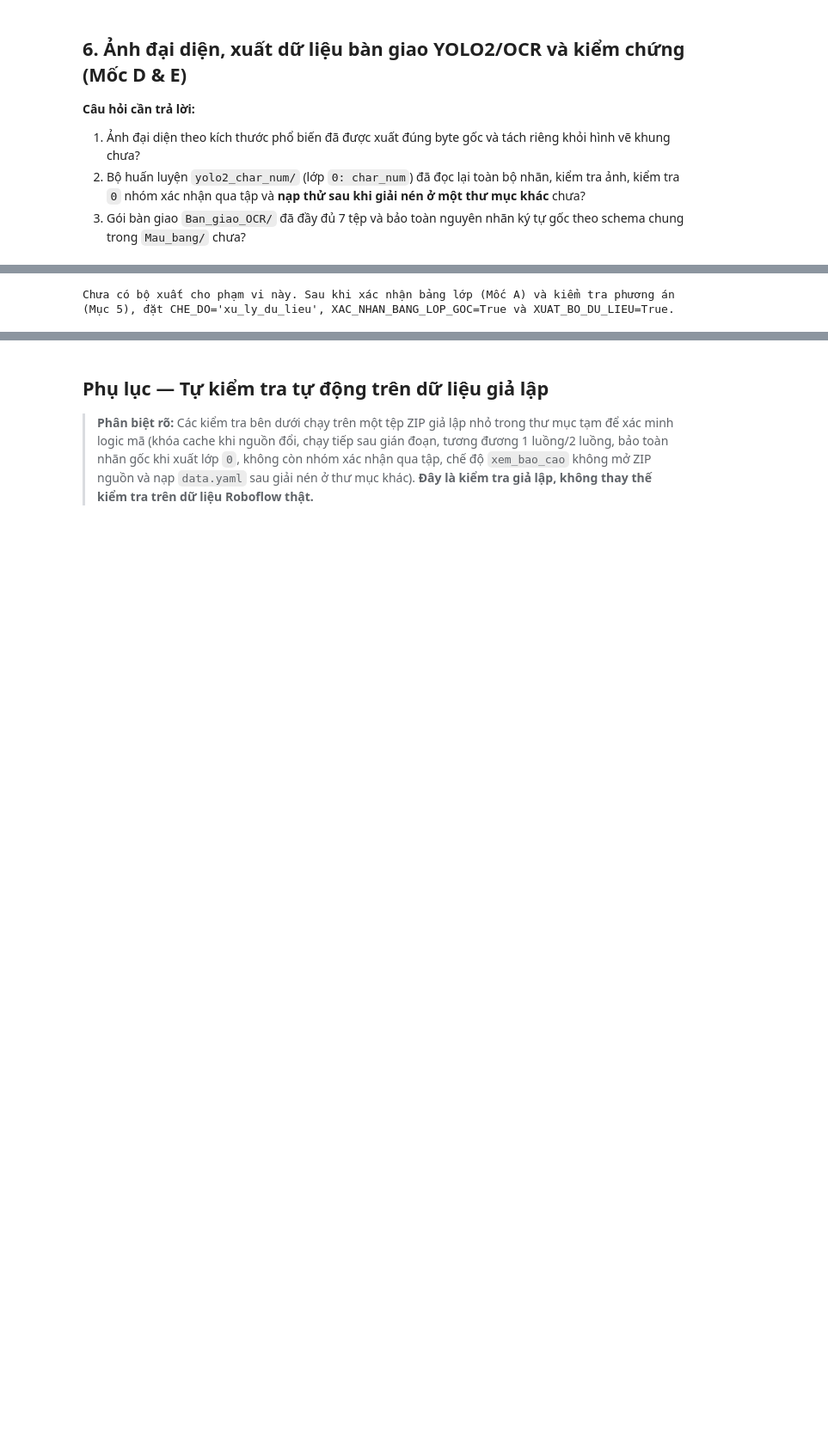
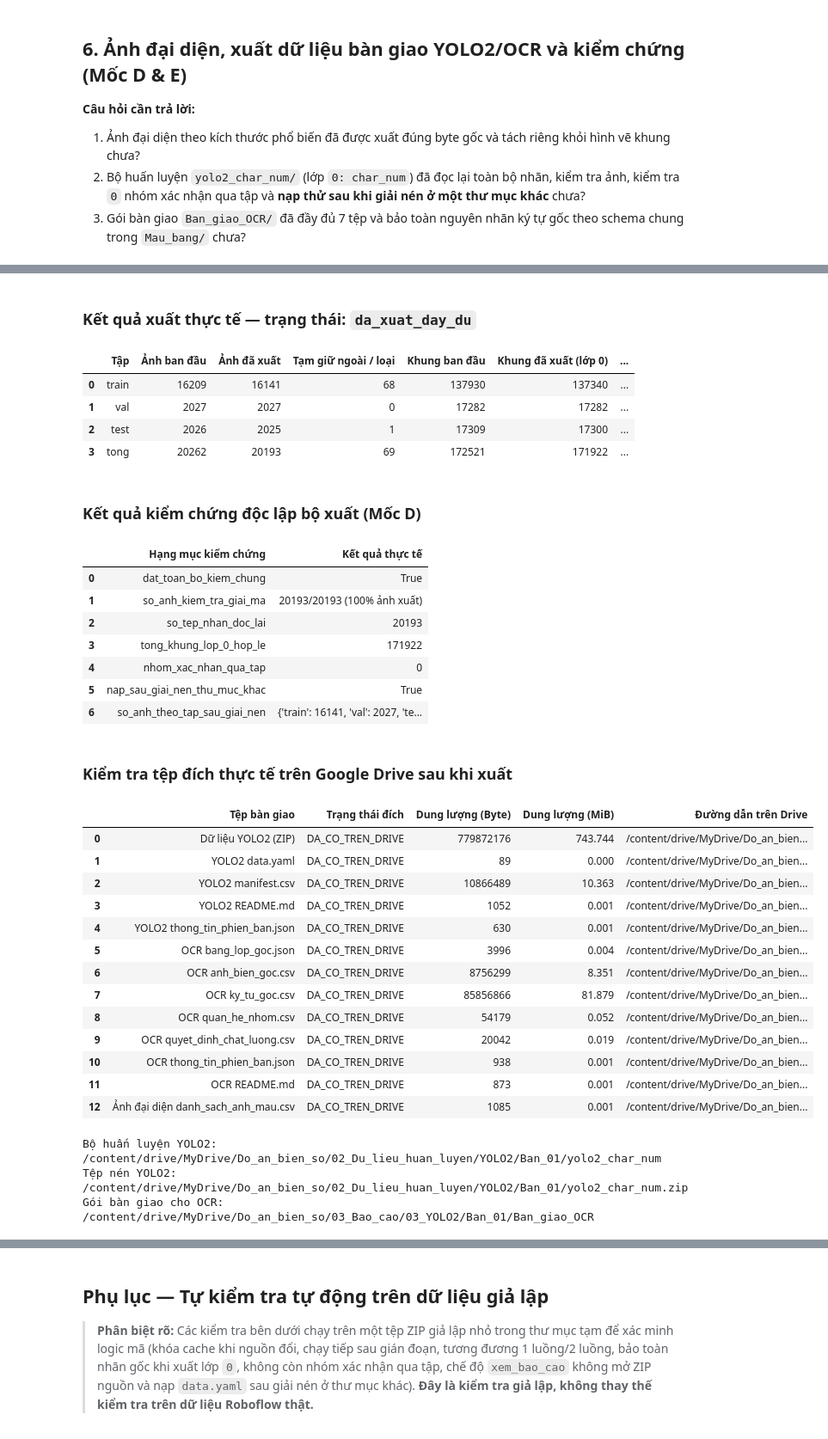
Before and after one commit to tuankiet248/chinh-sua-dataset, a Jupyter notebook: 05_Notebook/Phan_tich_va_chuan_bi_YOLO2.ipynb, the cells around one changed output, grey strips where cells are left out. Shown at 86% size. Saved outputs shown, nothing was run; the diff lists cells and outputs as text; code cells hidden in the pictures; blank space fills up the shorter version.

```diff
--- a/05_Notebook/Phan_tich_va_chuan_bi_YOLO2.ipynb
+++ b/05_Notebook/Phan_tich_va_chuan_bi_YOLO2.ipynb
@@ -3031,34 +3225,73 @@ Y2_XUAT = y2_step6_export_and_verify(
     Y2_PHUONG_AN,
     phien_ban_xuat=PHIEN_BAN_XUAT,
     mode=CHE_DO,
     class_mapping_confirmed=XAC_NHAN_BANG_LOP_GOC,
     do_export=XUAT_BO_DU_LIEU,
     make_zip=NEN_ZIP_XUAT,
     allow_trial_export=CHO_PHEP_XUAT_MAU_THU,
     overwrite=GHI_DE_BAN_XUAT,
     local_root=THU_MUC_TAM_SSD,
 )
 
 if "thong_bao" in Y2_XUAT:
     print(Y2_XUAT["thong_bao"])
 else:
     y2_show_markdown(f"### Kết quả xuất thực tế — trạng thái: `{Y2_XUAT['trang_thai_xuat']}`")
     y2_display_table(Y2_XUAT["truoc_sau_thuc_xuat"], {
         "tap": "Tập", "anh_ban_dau": "Ảnh ban đầu", "anh_da_xuat": "Ảnh đã xuất",
         "anh_tam_giu_ngoai_hoac_loai": "Tạm giữ ngoài / loại",
         "khung_ban_dau": "Khung ban đầu", "khung_da_xuat": "Khung đã xuất (lớp 0)",
         "trang_thai_so_lieu": "Trạng thái",
     })
     y2_show_markdown("### Kết quả kiểm chứng độc lập bộ xuất (Mốc D)")
     y2_display_table([{"hang_muc": k, "ket_qua": v} for k, v in Y2_XUAT["kiem_chung"].items()], {
         "hang_muc": "Hạng mục kiểm chứng", "ket_qua": "Kết quả thực tế",
     })
+    if Y2_XUAT.get("kiem_tra_tep_dich_drive"):
+        y2_show_markdown("### Kiểm tra tệp đích thực tế trên Google Drive sau khi xuất")
+        y2_display_table(Y2_XUAT["kiem_tra_tep_dich_drive"], {
+            "hang_muc": "Tệp bàn giao", "trang_thai_tep_dich": "Trạng thái đích",
+            "dung_luong_byte": "Dung lượng (Byte)", "dung_luong_MiB": "Dung lượng (MiB)",
+            "duong_dan_dich": "Đường dẫn trên Drive",
+        })
     print("Bộ huấn luyện YOLO2:", Y2_XUAT["thu_muc_yolo2"])
     if Y2_XUAT["tep_zip_yolo2"]:
         print("Tệp nén YOLO2:", Y2_XUAT["tep_zip_yolo2"])
     print("Gói bàn giao cho OCR:", Y2_XUAT["thu_muc_ban_giao_ocr"])
 # %% [output]
+### Kết quả xuất thực tế — trạng thái: `da_xuat_day_du`
+|  | Tập | Ảnh ban đầu | Ảnh đã xuất | Tạm giữ ngoài / loại | Khung ban đầu | Khung đã xuất (lớp 0) | ... |
+| 0 | train | 16209 | 16141 | 68 | 137930 | 137340 | ... |
+| 1 | val | 2027 | 2027 | 0 | 17282 | 17282 | ... |
+| 2 | test | 2026 | 2025 | 1 | 17309 | 17300 | ... |
+| 3 | tong | 20262 | 20193 | 69 | 172521 | 171922 | ... |
+### Kết quả kiểm chứng độc lập bộ xuất (Mốc D)
+|  | Hạng mục kiểm chứng | Kết quả thực tế |
+| 0 | dat_toan_bo_kiem_chung | True |
+| 1 | so_anh_kiem_tra_giai_ma | 20193/20193 (100% ảnh xuất) |
+| 2 | so_tep_nhan_doc_lai | 20193 |
+| 3 | tong_khung_lop_0_hop_le | 171922 |
+| 4 | nhom_xac_nhan_qua_tap | 0 |
+| 5 | nap_sau_giai_nen_thu_muc_khac | True |
+| 6 | so_anh_theo_tap_sau_giai_nen | {'train': 16141, 'val': 2027, 'te... |
+### Kiểm tra tệp đích thực tế trên Google Drive sau khi xuất
+|  | Tệp bàn giao | Trạng thái đích | Dung lượng (Byte) | Dung lượng (MiB) | Đường dẫn trên Drive |
+| 0 | Dữ liệu YOLO2 (ZIP) | DA_CO_TREN_DRIVE | 779872176 | 743.744 | /content/drive/MyDrive/Do_an_bien... |
+| 1 | YOLO2 data.yaml | DA_CO_TREN_DRIVE | 89 | 0.000 | /content/drive/MyDrive/Do_an_bien... |
+| 2 | YOLO2 manifest.csv | DA_CO_TREN_DRIVE | 10866489 | 10.363 | /content/drive/MyDrive/Do_an_bien... |
+| 3 | YOLO2 README.md | DA_CO_TREN_DRIVE | 1052 | 0.001 | /content/drive/MyDrive/Do_an_bien... |
+| 4 | YOLO2 thong_tin_phien_ban.json | DA_CO_TREN_DRIVE | 630 | 0.001 | /content/drive/MyDrive/Do_an_bien... |
+| 5 | OCR bang_lop_goc.json | DA_CO_TREN_DRIVE | 3996 | 0.004 | /content/drive/MyDrive/Do_an_bien... |
+| 6 | OCR anh_bien_goc.csv | DA_CO_TREN_DRIVE | 8756299 | 8.351 | /content/drive/MyDrive/Do_an_bien... |
+| 7 | OCR ky_tu_goc.csv | DA_CO_TREN_DRIVE | 85856866 | 81.879 | /content/drive/MyDrive/Do_an_bien... |
+| 8 | OCR quan_he_nhom.csv | DA_CO_TREN_DRIVE | 54179 | 0.052 | /content/drive/MyDrive/Do_an_bien... |
+| 9 | OCR quyet_dinh_chat_luong.csv | DA_CO_TREN_DRIVE | 20042 | 0.019 | /content/drive/MyDrive/Do_an_bien... |
+| 10 | OCR thong_tin_phien_ban.json | DA_CO_TREN_DRIVE | 938 | 0.001 | /content/drive/MyDrive/Do_an_bien... |
+| 11 | OCR README.md | DA_CO_TREN_DRIVE | 873 | 0.001 | /content/drive/MyDrive/Do_an_bien... |
+| 12 | Ảnh đại diện danh_sach_anh_mau.csv | DA_CO_TREN_DRIVE | 1085 | 0.001 | /content/drive/MyDrive/Do_an_bien... |
-Chưa có bộ xuất cho phạm vi này. Sau khi xác nhận bảng lớp (Mốc A) và kiểm tra phương án (Mục 5), đặt CHE_DO='xu_ly_du_lieu', XAC_NHAN_BANG_LOP_GOC=True và XUAT_BO_DU_LIEU=True.
+Bộ huấn luyện YOLO2: /content/drive/MyDrive/Do_an_bien_so/02_Du_lieu_huan_luyen/YOLO2/Ban_01/yolo2_char_num
+Tệp nén YOLO2: /content/drive/MyDrive/Do_an_bien_so/02_Du_lieu_huan_luyen/YOLO2/Ban_01/yolo2_char_num.zip
+Gói bàn giao cho OCR: /content/drive/MyDrive/Do_an_bien_so/03_Bao_cao/03_YOLO2/Ban_01/Ban_giao_OCR
 # %%
 # @title 6.3. Tạo mẫu báo cáo tiến độ bàn giao (theo mục 8 Checklist nghiệm thu)
 def y2_print_handover_snippet(moc_a, quet, phuong_an, xuat):
```
Also changed, not shown: parts of 12 cells of this notebook, 1 other file.
